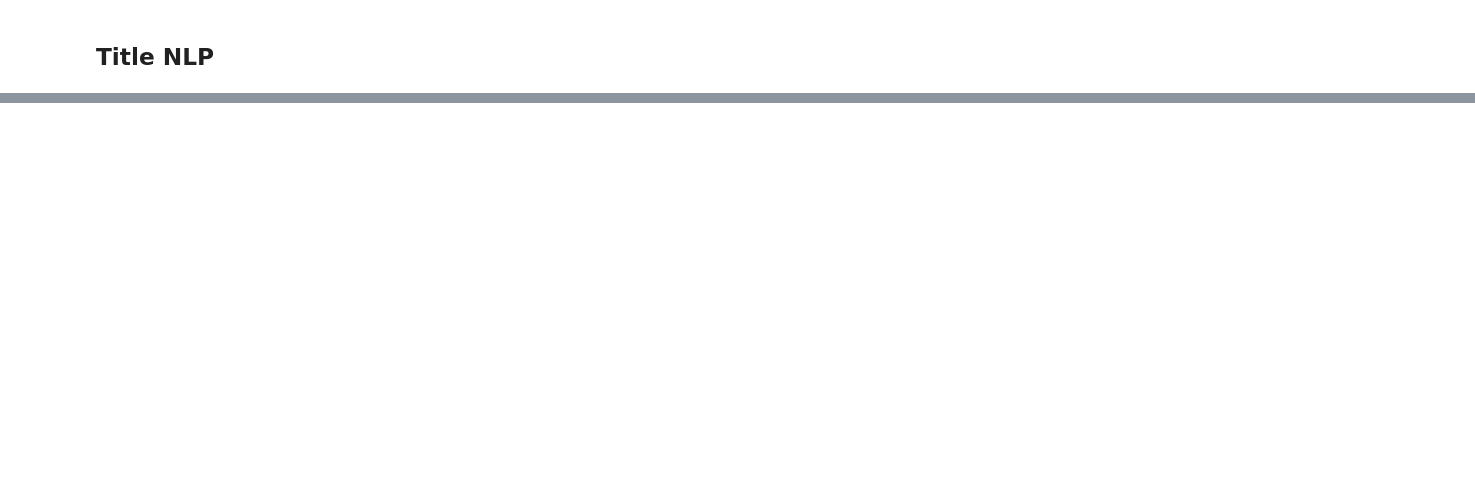
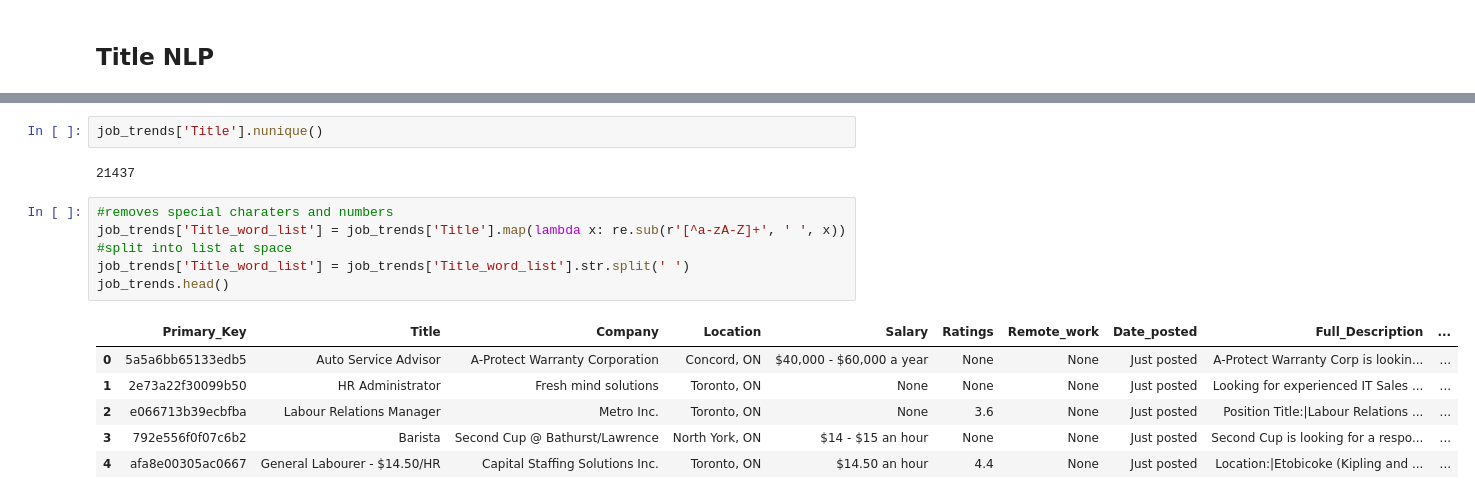
Before and after one commit to aujlarj/Job_Search_Automation, a Jupyter notebook: Jupyter Notebook/All Job Trends.ipynb, the cells around one changed output, grey strips where cells are left out. Drawn from its saved outputs; the diff is of its cells as text; blank space fills up the shorter version.

```diff
--- a/Jupyter Notebook/All Job Trends.ipynb
+++ b/Jupyter Notebook/All Job Trends.ipynb
@@ -137,2 +103,19 @@ title_df[title_df['length'] < 10]['Title'].iloc[0]
 # %% [output]
 'Barista'
+# %%
+job_trends['Title'].nunique()
+# %% [output]
+21437
+# %%
+#removes special charaters and numbers
+job_trends['Title_word_list'] = job_trends['Title'].map(lambda x: re.sub(r'[^a-zA-Z]+', ' ', x))
+#split into list at space
+job_trends['Title_word_list'] = job_trends['Title_word_list'].str.split(' ')
+job_trends.head()
+# %% [output]
+|  | Primary_Key | Title | Company | Location | Salary | Ratings | Remote_work | Date_posted | Full_Description | ... |
+| 0 | 5a5a6bb65133edb5 | Auto Service Advisor | A-Protect Warranty Corporation | Concord, ON | $40,000 - $60,000 a year | None | None | Just posted | A-Protect Warranty Corp is lookin... | ... |
+| 1 | 2e73a22f30099b50 | HR Administrator | Fresh mind solutions | Toronto, ON | None | None | None | Just posted | Looking for experienced IT Sales ... | ... |
+| 2 | e066713b39ecbfba | Labour Relations Manager | Metro Inc. | Toronto, ON | None | 3.6 | None | Just posted | Position Title:|Labour Relations ... | ... |
+| 3 | 792e556f0f07c6b2 | Barista | Second Cup @ Bathurst/Lawrence | North York, ON | $14 - $15 an hour | None | None | Just posted | Second Cup is looking for a respo... | ... |
+| 4 | afa8e00305ac0667 | General Labourer - $14.50/HR | Capital Staffing Solutions Inc. | Toronto, ON | $14.50 an hour | 4.4 | None | Just posted | Location:|Etobicoke (Kipling and ... | ... |
```
Also changed, not shown: parts of 32 cells of this notebook, 1 other file.
